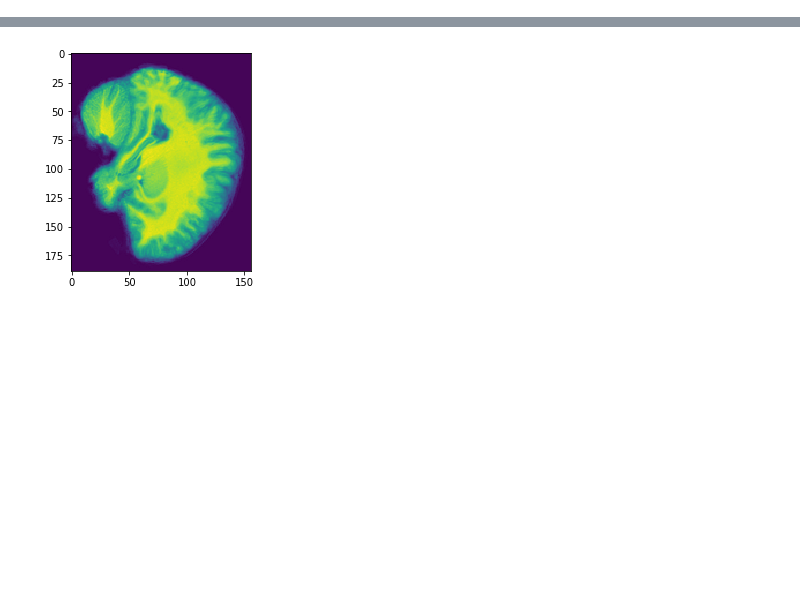
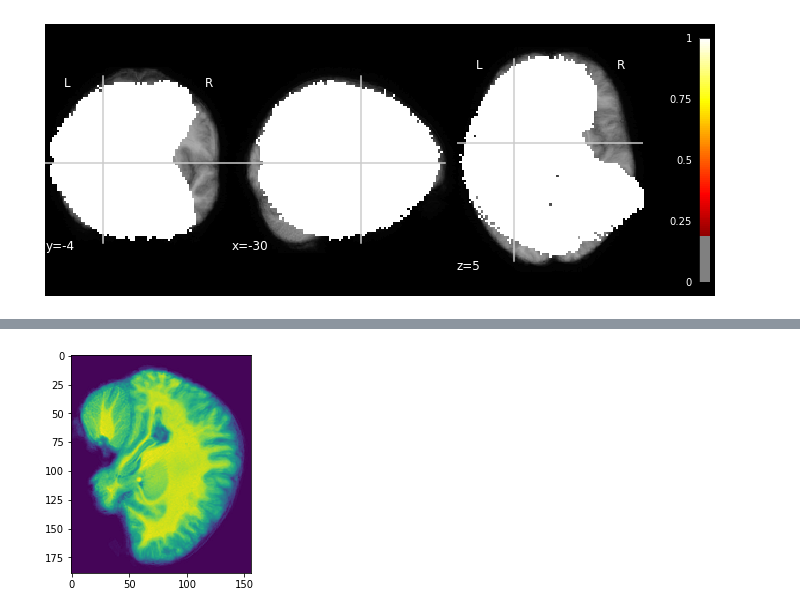
Before and after one commit to tomov/VGDL-fMRI-Python-Data-Analysis, a Jupyter notebook: Multivariate_analyses/Archive/explore_nii.ipynb, the cells around one changed output, grey strips where cells are left out. Saved outputs shown, nothing was run; the diff lists cells and outputs as text; code cells hidden in the pictures; blank space fills up the shorter version.

```diff
--- a/Multivariate_analyses/Archive/explore_nii.ipynb
+++ b/Multivariate_analyses/Archive/explore_nii.ipynb
@@ -31,0 +102,19 @@ brain_nii.shape
+# %%
+# load whole brain mask from matlab files
+mask_arr = np.load(path+'mask_arr.npy') # all masks are the same
+mat_brain_mask = mask_arr[0] # so we can pick any one from the array
+mat_coords = np.where(mat_brain_mask == 1) # so need one set of voxel coordinates for all
+# %%
+masknii_nifti = nib.Nifti1Image(mat_brain_mask, mask_nii.affine, mask_nii.header)
+# %%
+# plot the data as statmap
+f, ax = plt.subplots(1,1, figsize = (12, 5))
+plotting.plot_stat_map(
+    stat_map_img=masknii_nifti,
+    bg_img=mean_nii,
+    threshold=0.2,
+    axes=ax,
+    cut_coords=[-30, -4, 5]
+);
+# %% [output]
+[figure, added]
```
Also changed, not shown: parts of 30 cells of this notebook, 3 other files.
